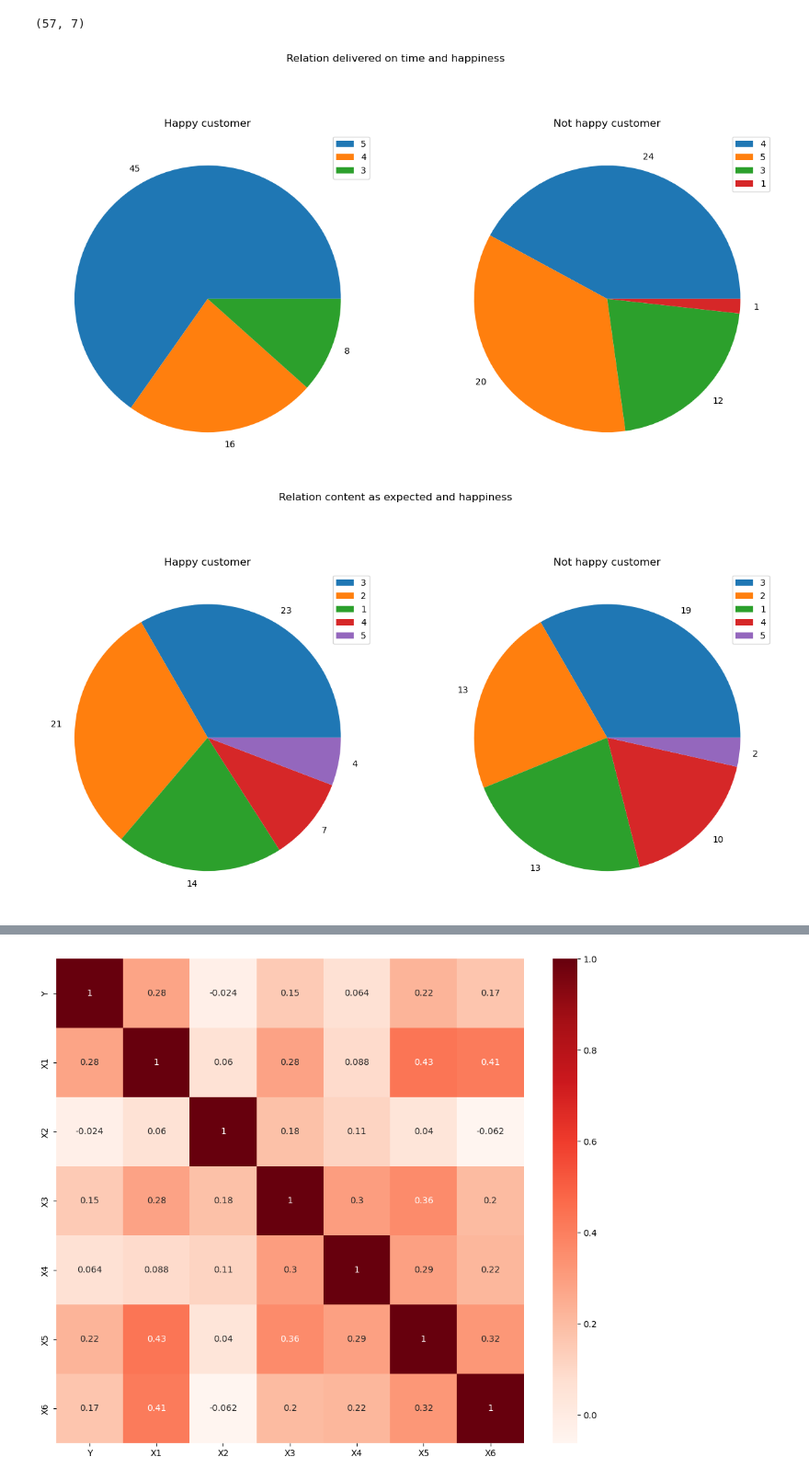
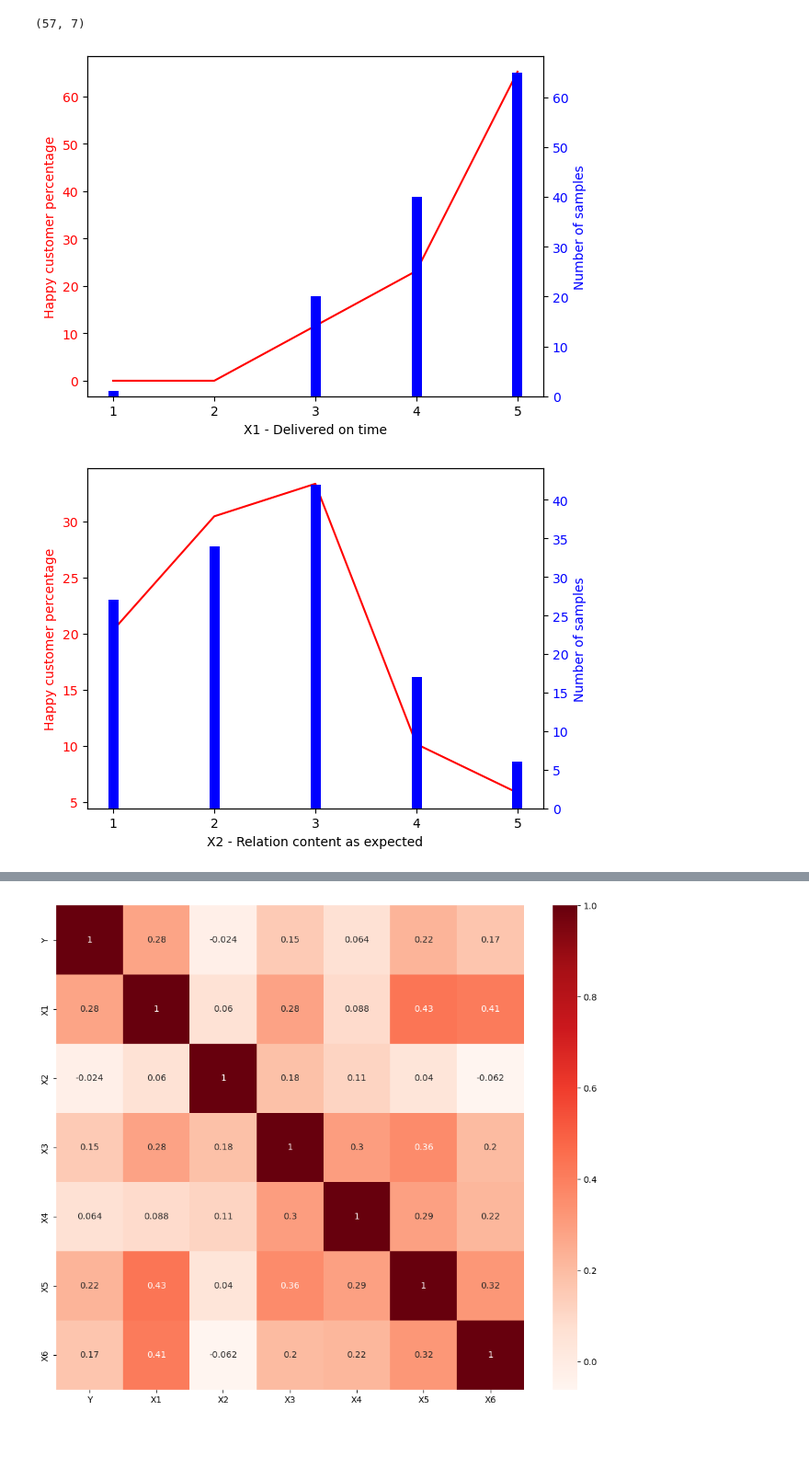
Before and after one commit to chiara89/mFi8znFt4ZE6Spwv, a Jupyter notebook: happyCustomerModel.ipynb, the cells around one changed output, grey strips where cells are left out. Shown: that part at 92% size. Drawn from its saved outputs; the diff is of its cells as text; code cells hidden in the pictures; blank space fills up the shorter version.

Commit message:
Improved graphs and feature importance

```diff
--- a/happyCustomerModel.ipynb
+++ b/happyCustomerModel.ipynb
@@ -184,13 +189,56 @@ def show_plot_features(happy_counts_f, not_happy_counts_f, title):
 # %%
-happy_counts_X1 = df_happy['X1'].value_counts()
-not_happy_counts_X1 = df_nothappy['X1'].value_counts()
-show_plot_features(happy_counts_X1, not_happy_counts_X1, 'Relation delivered on time and happiness')
+#happy_counts_X1 = df_happy['X1'].value_counts()
+#not_happy_counts_X1 = df_nothappy['X1'].value_counts()
+#show_plot_features(happy_counts_X1, not_happy_counts_X1, 'Relation delivered on time and happiness')
+label = [1,2,3,4,5]
+perc_X1 = [round((df_happy[df.X1==1]).shape[0]/df_happy.shape[0]*100,2),round((df_happy[df.X1==2]).shape[0]/df_happy.shape[0]*100,2),round((df_happy[df.X1==3]).shape[0]/df_happy.shape[0]*100,2),round((df_happy[df.X1==4]).shape[0]/df_happy.shape[0]*100,2),round((df_happy[df.X1==5]).shape[0]/df_happy.shape[0]*100,2)]
+num_samples_X1 = [(df[df.X1==1]).shape[0], (df[df.X1==2]).shape[0], (df[df.X1==3]).shape[0], (df[df.X1==4]).shape[0], (df[df.X1==5]).shape[0]]
+# Create Plot
+
+fig, ax1 = plt.subplots()
+
+ax1.set_xlabel("X1 - Delivered on time")
+ax1.set_ylabel('Happy customer percentage', color = 'red')
+ax1.plot(label,perc_X1, color = 'red')
+ax1.tick_params(axis ='y', labelcolor = 'red')
+
+# Adding Twin Axes
+
+ax2 = ax1.twinx()
+
+ax2.set_ylabel('Number of samples', color = 'blue')
+ax2.bar(label,num_samples_X1,width=0.1, color = 'blue')
+ax2.tick_params(axis ='y', labelcolor = 'blue')
+
+# Show plot
+
+plt.show()
 # %% [output]
-[figure, old version]
+[figure, new version]
 # %%
-happy_counts_X2 = df_happy['X2'].value_counts()
-not_happy_counts_X2 = df_nothappy['X2'].value_counts()
-show_plot_features(happy_counts_X2, not_happy_counts_X2, 'Relation content as expected and happiness')
+#happy_counts_X2 = df_happy['X2'].value_counts()
+#not_happy_counts_X2 = df_nothappy['X2'].value_counts()
+#show_plot_features(happy_counts_X2, not_happy_counts_X2, 'Relation content as expected and happiness')
+perc_X2 = [round((df_happy[df.X2==1]).shape[0]/df_happy.shape[0]*100,2),round((df_happy[df.X2==2]).shape[0]/df_happy.shape[0]*100,2),round((df_happy[df.X2==3]).shape[0]/df_happy.shape[0]*100,2),round((df_happy[df.X2==4]).shape[0]/df_happy.shape[0]*100,2),round((df_happy[df.X2==5]).shape[0]/df_happy.shape[0]*100,2)]
+num_samples_X2 = [(df[df.X2==1]).shape[0], (df[df.X2==2]).shape[0], (df[df.X2==3]).shape[0], (df[df.X2==4]).shape[0], (df[df.X2==5]).shape[0]]
+# Create Plot
+fig, ax1 = plt.subplots()
+ax1.set_xlabel("X2 - Relation content as expected")
+ax1.set_ylabel("Happy customer percentage",color='red')
+ax1.plot(label,perc_X2,color='red')
+ax1.tick_params(axis ='y', labelcolor = 'red')
+
+# Adding Twin Axes
+
+ax2 = ax1.twinx()
+
+ax2.set_ylabel('Number of samples', color = 'blue')
+ax2.bar(label,num_samples_X2,width=0.1, color = 'blue')
+ax2.tick_params(axis ='y', labelcolor = 'blue')
+
+# Show plot
+
+plt.show()
 # %% [output]
-[figure, old version]
+[figure, new version]
 # %%
```
Also changed, not shown: parts of 13 cells of this notebook.
